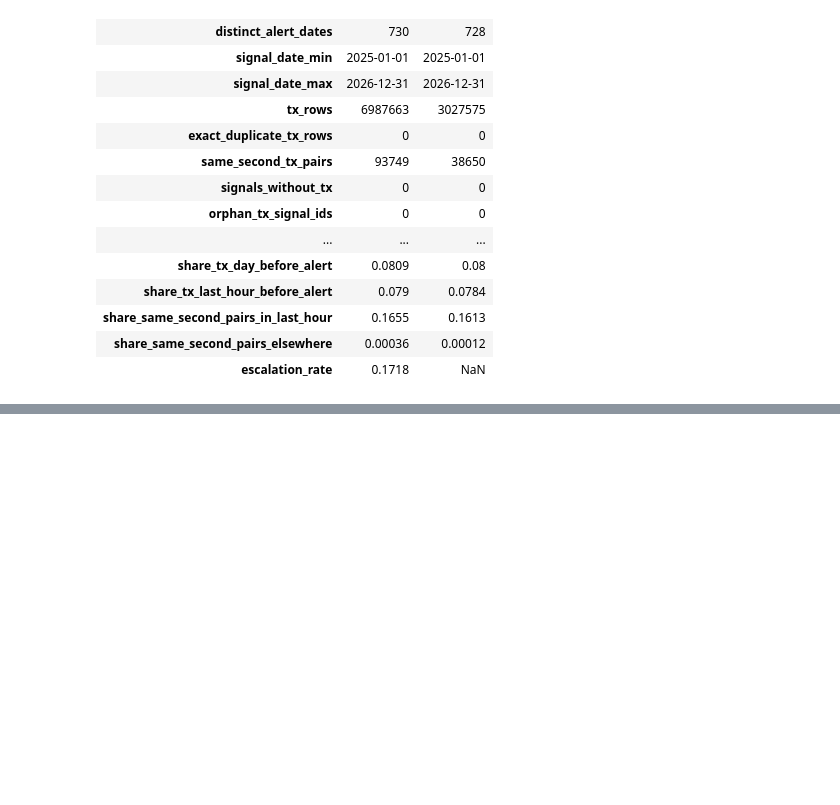
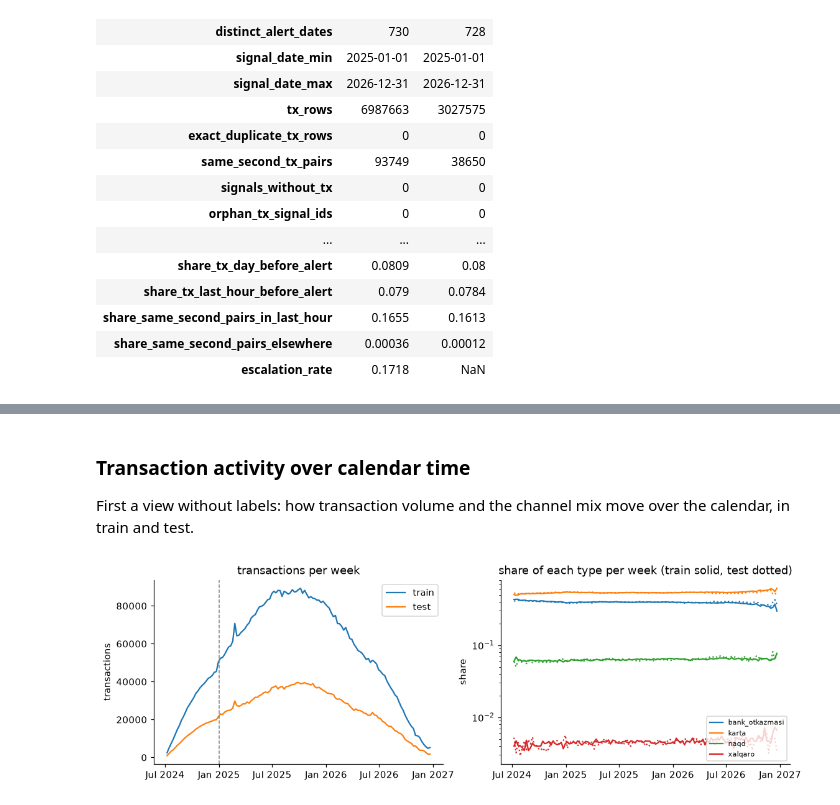
Before and after one commit to dilshodazamjonov/WuitHackathonRYM, a Jupyter notebook: notebooks/solution.ipynb, the cells around one changed output, grey strips where cells are left out. Cells and saved outputs as stored; diff of their text form; code cells hidden in the pictures; blank space fills up the shorter version.

```diff
--- a/notebooks/solution.ipynb
+++ b/notebooks/solution.ipynb
@@ -600,0 +1077,34 @@ overview
+# %% [markdown]
+### Transaction activity over calendar time
+
+First a view without labels: how transaction volume and the channel mix move over the calendar, in train and test.
+# %%
+weekly_tx = pd.concat(
+    {
+        name: tx.groupby([tx["tranzaksiya_vaqti"].dt.normalize() - pd.to_timedelta(tx["tranzaksiya_vaqti"].dt.dayofweek, unit="D"), "tranzaksiya_turi"], observed=True).size().unstack()
+        for name, tx in [("train", tr_tx), ("test", te_tx)]
+    },
+    axis=1,
+).iloc[1:-1]
+type_share = {name: weekly_tx[name].div(weekly_tx[name].sum(axis=1), axis=0) for name in ("train", "test")}
+
+fig, axes = plt.subplots(1, 2, figsize=(12, 3.5))
+axes[0].plot(weekly_tx.index, weekly_tx["train"].sum(axis=1), label="train")
+axes[0].plot(weekly_tx.index, weekly_tx["test"].sum(axis=1), label="test")
+axes[0].axvline(pd.Timestamp("2025-01-01"), ls="--", c="grey", lw=1)
+half_years = pd.date_range("2024-07-01", "2027-01-01", freq="6MS")
+axes[0].set(title="transactions per week", ylabel="transactions", xticks=half_years, xticklabels=half_years.strftime("%b %Y"))
+axes[0].legend()
+for i, t in enumerate(type_share["train"].columns):
+    axes[1].plot(type_share["train"].index, type_share["train"][t], color=f"C{i}", label=t)
+    axes[1].plot(type_share["test"].index, type_share["test"][t], color=f"C{i}", ls=":")
+axes[1].set(title="share of each type per week (train solid, test dotted)", ylabel="share", yscale="log", xticks=half_years, xticklabels=half_years.strftime("%b %Y"))
+axes[1].legend(fontsize=7, loc="lower right")
+save_fig(
+    fig,
+    "F05_weekly_transactions_by_type",
+    "Weekly transaction volume rises from July 2024, when the earliest histories begin, peaks in late 2025 and falls through 2026, following how many alerts' 180-day windows cover each week; train and test move in parallel. The channel mix is flat over time in both sets (card 51-58%, transfers 35-42% of a week).",
+    "No calendar-time features or drift corrections; describe behaviour relative to each alert's own window.",
+)
+# %% [output]
+[figure, added]
```
Also changed, not shown: parts of 96 cells of this notebook, 25 other files.
